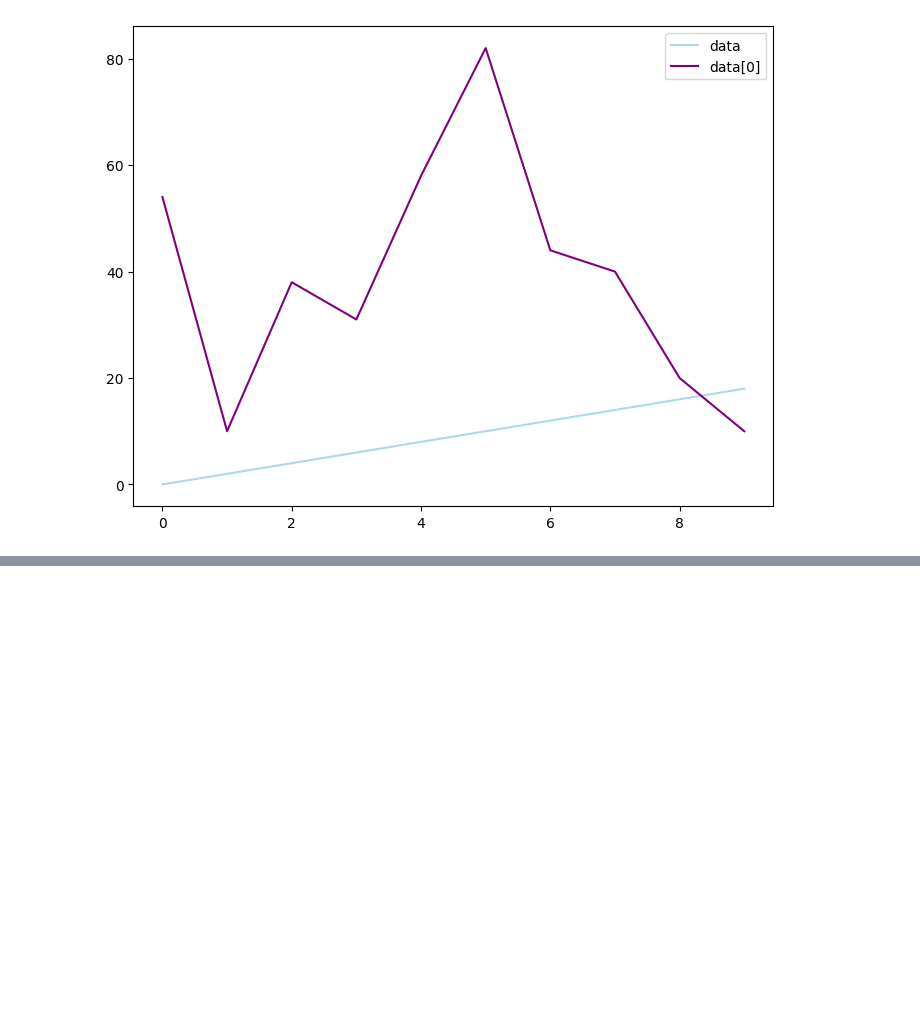
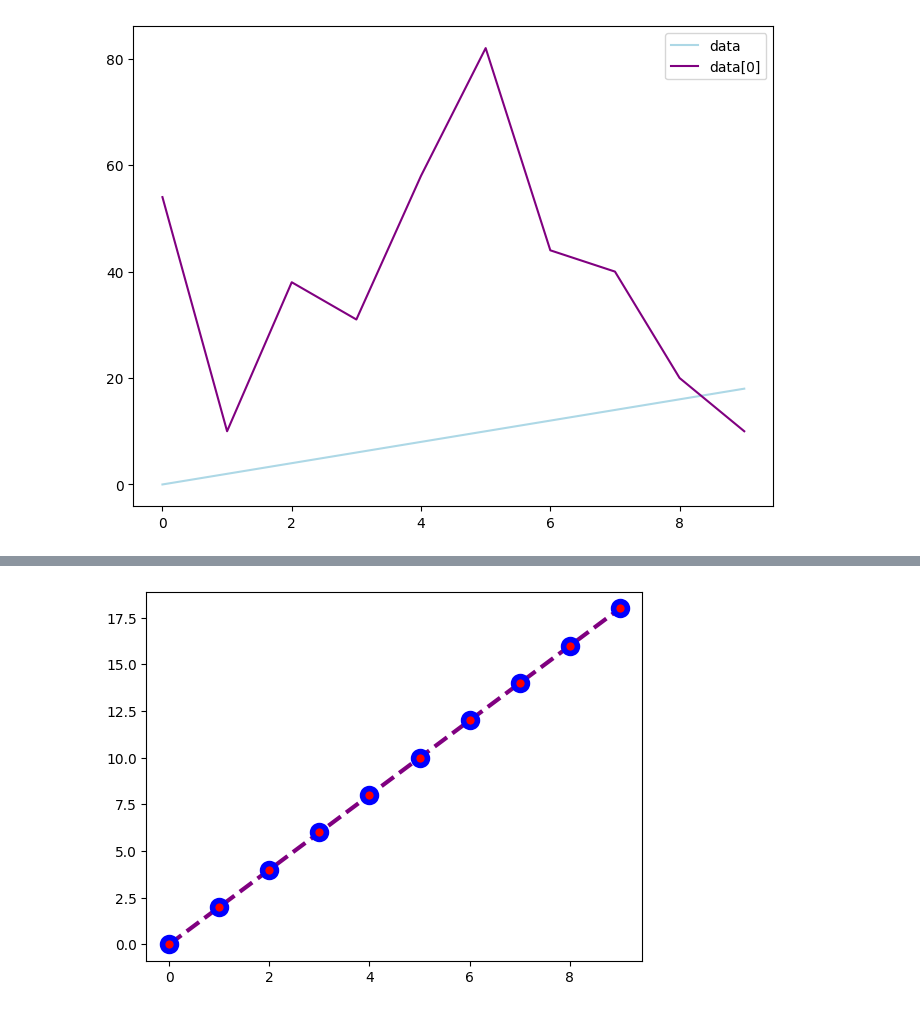
Before and after one commit to ryslipe/master_class, a Jupyter notebook: matplotlib/02_matplotlib_oop.ipynb, the cells around one changed output, grey strips where cells are left out. Drawn from its saved outputs; the diff is of its cells as text; code cells hidden in the pictures; blank space fills up the shorter version.

```diff
--- a/matplotlib/02_matplotlib_oop.ipynb
+++ b/matplotlib/02_matplotlib_oop.ipynb
@@ -439,0 +447,10 @@ Text(0.5, 1.0, 'colors')
+# %%
+# we can customize the markers much more
+fig = plt.figure()
+
+ax = plt.plot(x, y, color = 'purple', lw = 3,
+              marker = 'o', ls = '--', ms = 10,
+              markerfacecolor = 'red', markeredgewidth = 4,
+              markeredgecolor = 'blue')
+# %% [output]
+[figure, added]
```
Also changed, not shown: parts of 2 cells of this notebook.
